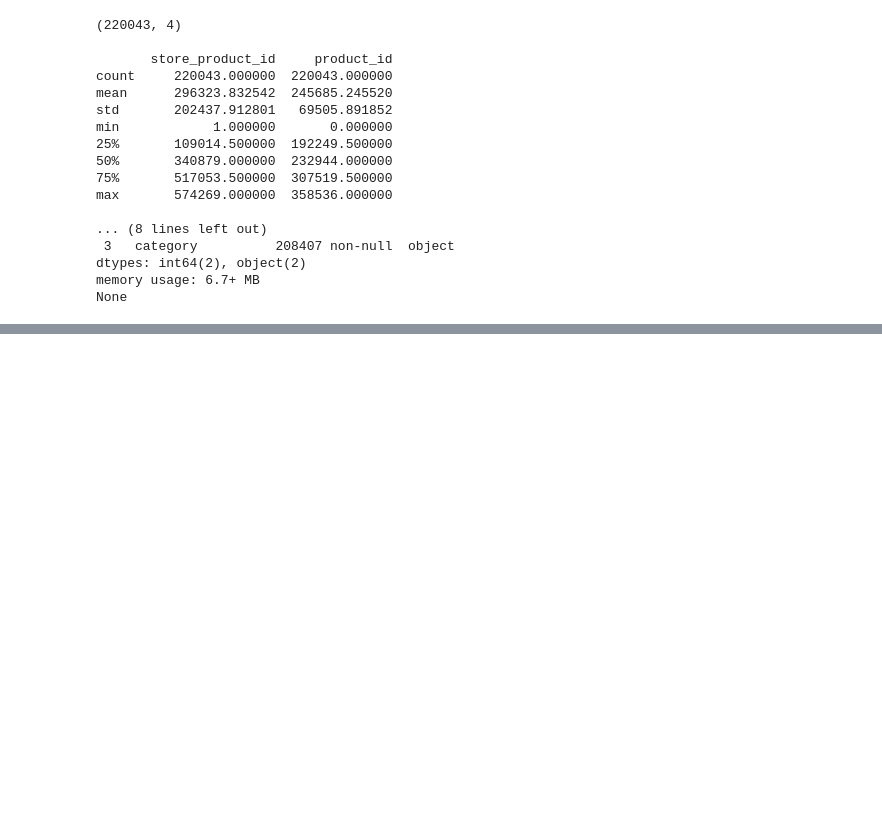
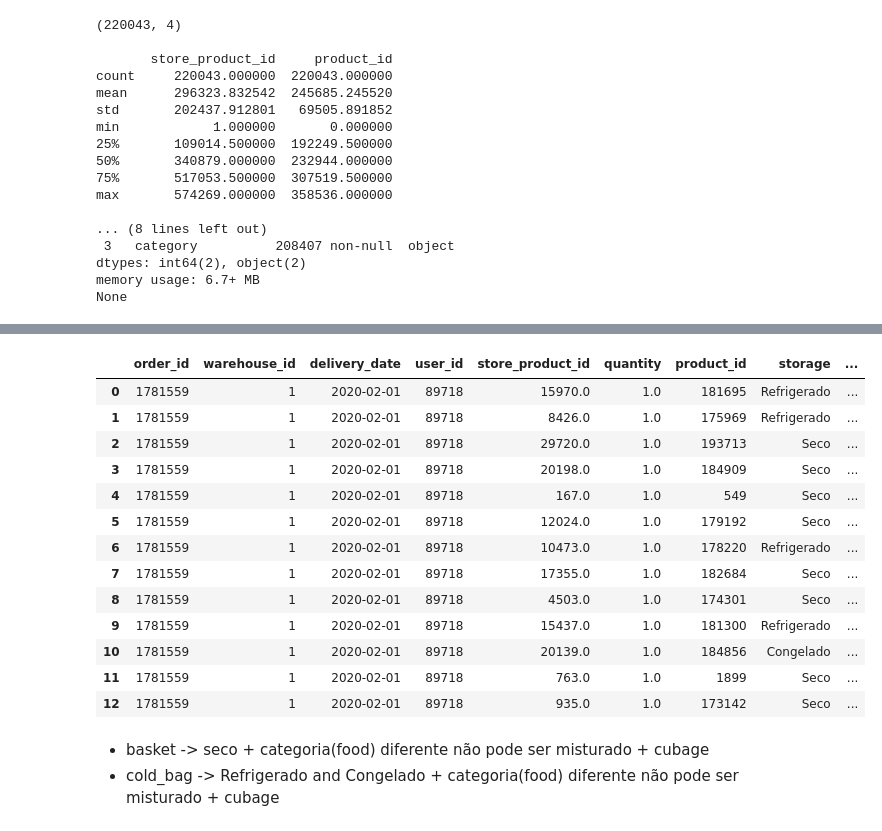
Before and after one commit to alexaugusto23/warehouse_dataset, a Jupyter notebook: warehouse_analysis.ipynb, the cells around one changed output, grey strips where cells are left out. Saved outputs shown, nothing was run; the diff lists cells and outputs as text; code cells hidden in the pictures; blank space fills up the shorter version.

```diff
--- a/warehouse_analysis.ipynb
+++ b/warehouse_analysis.ipynb
@@ -172,0 +334,3 @@ None
+# %%
+df = df.merge(products, how='left', on='product_id')
+df.head(3)
@@ -172,0 +354,3 @@ None
+# %%
+df.dropna(inplace=True)
+df.shape
@@ -172,0 +359,5 @@ None
+# %%
+df['product_id'] = df['product_id'].astype(int)
+# %%
+df['baskets'] = 0
+df['cold_bags'] = 0
@@ -172,0 +373,21 @@ None
+# %%
+# Selecting order for analysi
+df[df['order_id']==1781559]
+# %% [output]
+|  | order_id | warehouse_id | delivery_date | user_id | store_product_id | quantity | product_id | storage | ... |
+| 0 | 1781559 | 1 | 2020-02-01 | 89718 | 15970.0 | 1.0 | 181695 | Refrigerado | ... |
+| 1 | 1781559 | 1 | 2020-02-01 | 89718 | 8426.0 | 1.0 | 175969 | Refrigerado | ... |
+| 2 | 1781559 | 1 | 2020-02-01 | 89718 | 29720.0 | 1.0 | 193713 | Seco | ... |
+| 3 | 1781559 | 1 | 2020-02-01 | 89718 | 20198.0 | 1.0 | 184909 | Seco | ... |
+| 4 | 1781559 | 1 | 2020-02-01 | 89718 | 167.0 | 1.0 | 549 | Seco | ... |
+| 5 | 1781559 | 1 | 2020-02-01 | 89718 | 12024.0 | 1.0 | 179192 | Seco | ... |
+| 6 | 1781559 | 1 | 2020-02-01 | 89718 | 10473.0 | 1.0 | 178220 | Refrigerado | ... |
+| 7 | 1781559 | 1 | 2020-02-01 | 89718 | 17355.0 | 1.0 | 182684 | Seco | ... |
+| 8 | 1781559 | 1 | 2020-02-01 | 89718 | 4503.0 | 1.0 | 174301 | Seco | ... |
+| 9 | 1781559 | 1 | 2020-02-01 | 89718 | 15437.0 | 1.0 | 181300 | Refrigerado | ... |
+| 10 | 1781559 | 1 | 2020-02-01 | 89718 | 20139.0 | 1.0 | 184856 | Congelado | ... |
+| 11 | 1781559 | 1 | 2020-02-01 | 89718 | 763.0 | 1.0 | 1899 | Seco | ... |
+| 12 | 1781559 | 1 | 2020-02-01 | 89718 | 935.0 | 1.0 | 173142 | Seco | ... |
+# %% [markdown]
+* basket -> seco + categoria(food) diferente não pode ser misturado + cubage
+* cold_bag -> Refrigerado and Congelado + categoria(food) diferente não pode ser misturado + cubage
```
Also changed, not shown: parts of 44 cells of this notebook.
